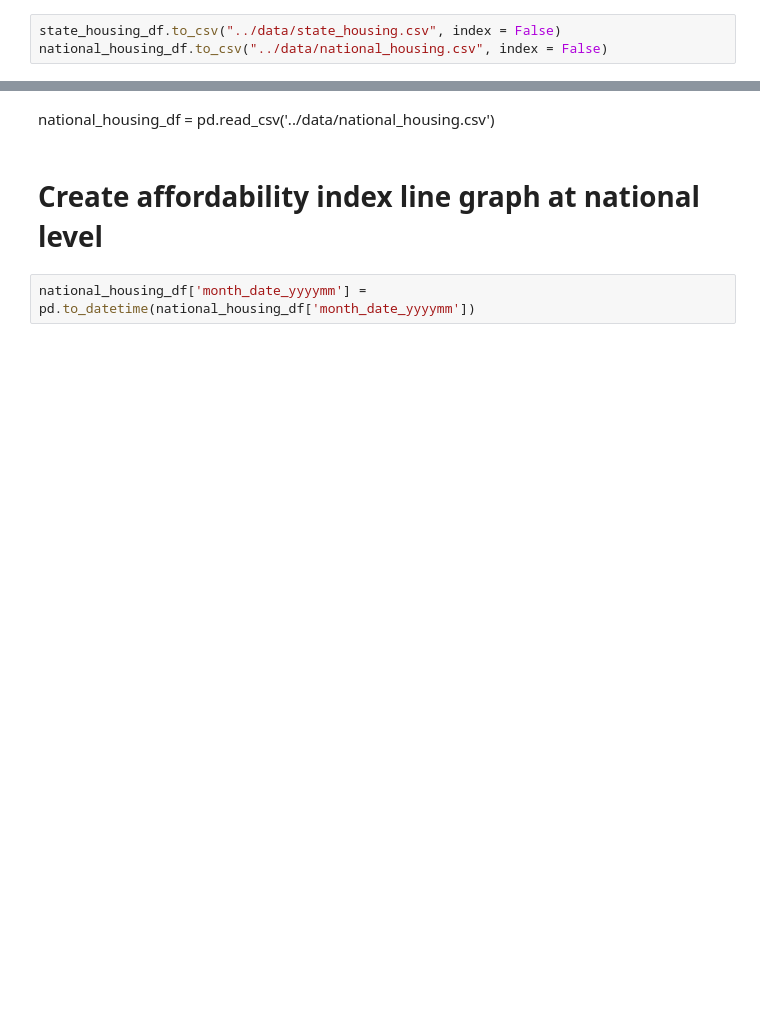
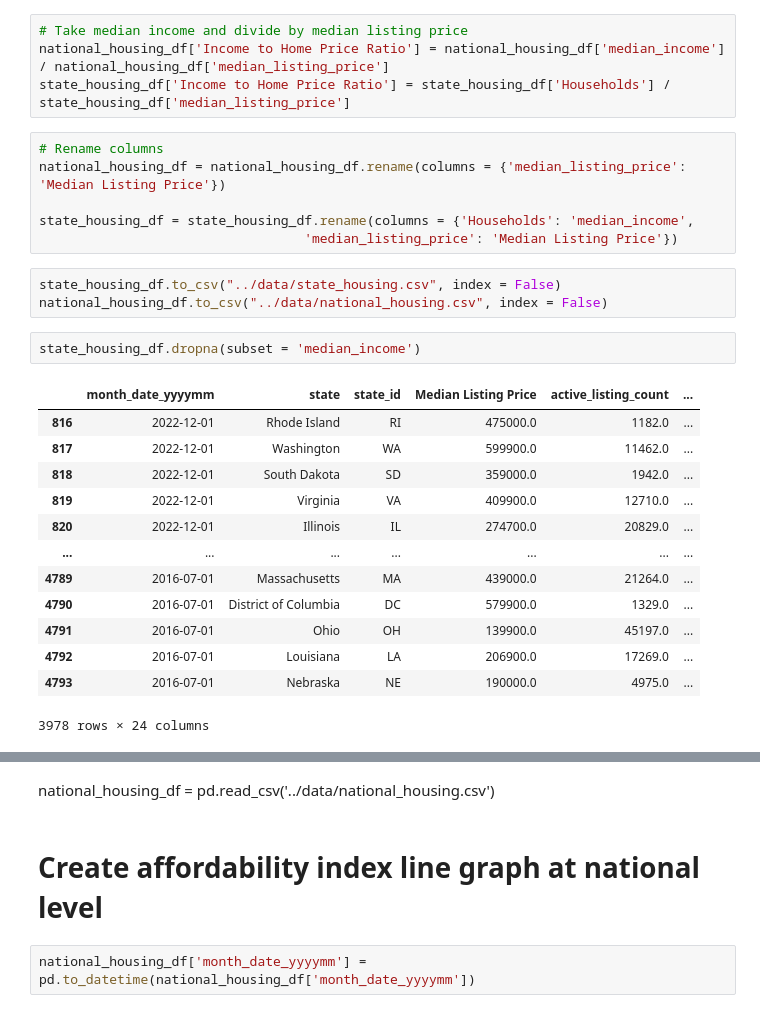
Before and after one commit to ParisAParker/Housing-Affordability-Analysis, a Jupyter notebook: notebooks/Housing EDA.ipynb, the cells around one changed output, grey strips where cells are left out. Saved outputs shown, nothing was run; the diff lists cells and outputs as text; blank space fills up the shorter version.

```diff
--- a/notebooks/Housing EDA.ipynb
+++ b/notebooks/Housing EDA.ipynb
@@ -32,6 +32,32 @@ national_realtor['month'] = national_realtor['month_date_yyyymm'].dt.month_name(
 state_housing_df = realtor.merge(median_income, how = 'left')
 
 national_housing_df = national_realtor.merge(national_median_income, how = 'left')
+# %%
+# Take median income and divide by median listing price
+national_housing_df['Income to Home Price Ratio'] = national_housing_df['median_income'] / national_housing_df['median_listing_price']
+state_housing_df['Income to Home Price Ratio'] = state_housing_df['Households'] / state_housing_df['median_listing_price']
+# %%
+# Rename columns
+national_housing_df = national_housing_df.rename(columns = {'median_listing_price': 'Median Listing Price'})
+
+state_housing_df = state_housing_df.rename(columns = {'Households': 'median_income',
+                                  'median_listing_price': 'Median Listing Price'})
 # %%
 state_housing_df.to_csv("../data/state_housing.csv", index = False)
 national_housing_df.to_csv("../data/national_housing.csv", index = False)
+# %%
+state_housing_df.dropna(subset = 'median_income')
+# %% [output]
+|  | month_date_yyyymm | state | state_id | Median Listing Price | active_listing_count | ... |
+| 816 | 2022-12-01 | Rhode Island | RI | 475000.0 | 1182.0 | ... |
+| 817 | 2022-12-01 | Washington | WA | 599900.0 | 11462.0 | ... |
+| 818 | 2022-12-01 | South Dakota | SD | 359000.0 | 1942.0 | ... |
+| 819 | 2022-12-01 | Virginia | VA | 409900.0 | 12710.0 | ... |
+| 820 | 2022-12-01 | Illinois | IL | 274700.0 | 20829.0 | ... |
+| ... | ... | ... | ... | ... | ... | ... |
+| 4789 | 2016-07-01 | Massachusetts | MA | 439000.0 | 21264.0 | ... |
+| 4790 | 2016-07-01 | District of Columbia | DC | 579900.0 | 1329.0 | ... |
+| 4791 | 2016-07-01 | Ohio | OH | 139900.0 | 45197.0 | ... |
+| 4792 | 2016-07-01 | Louisiana | LA | 206900.0 | 17269.0 | ... |
+| 4793 | 2016-07-01 | Nebraska | NE | 190000.0 | 4975.0 | ... |
+3978 rows × 24 columns
```
Also changed, not shown: parts of 17 cells of this notebook, 1 other file.
